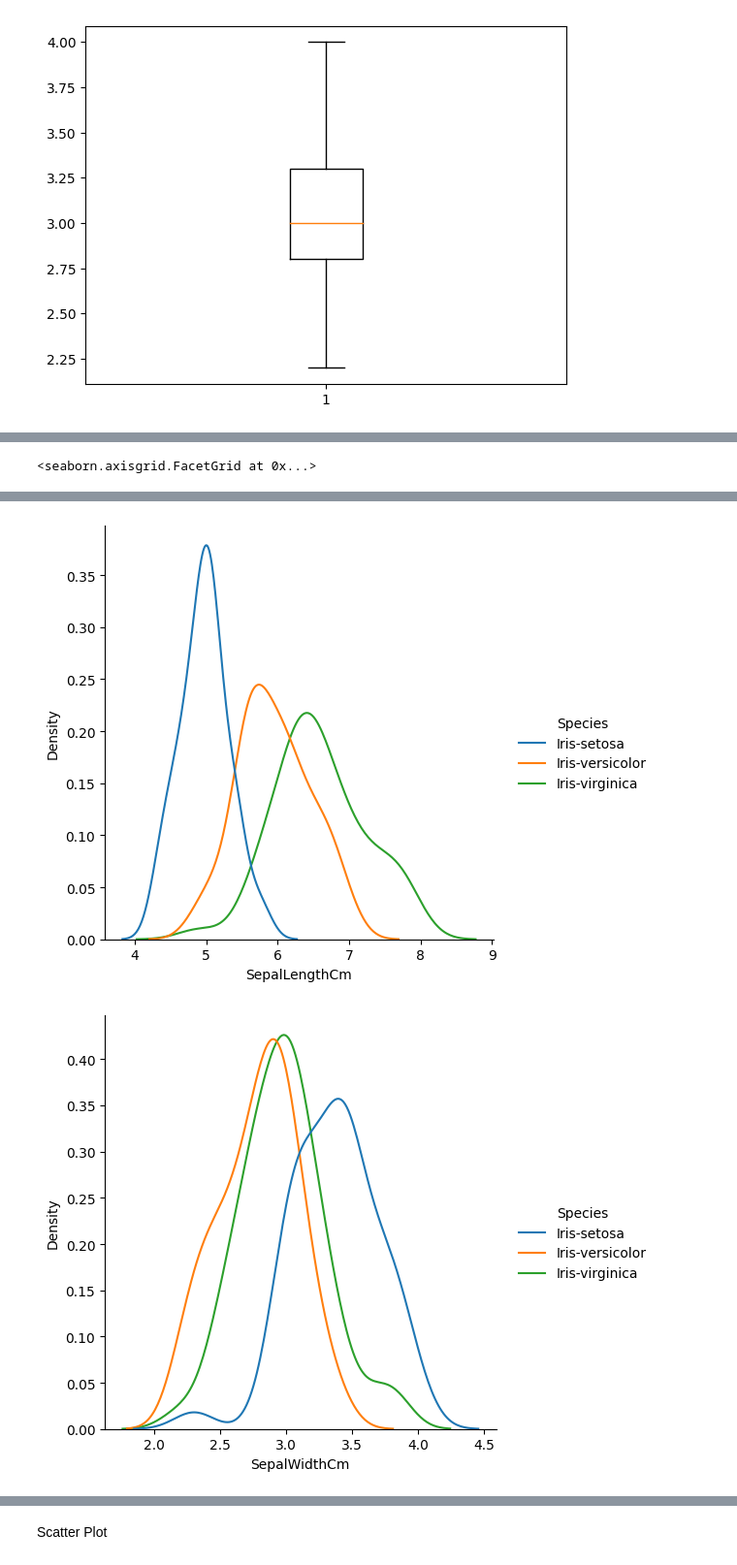
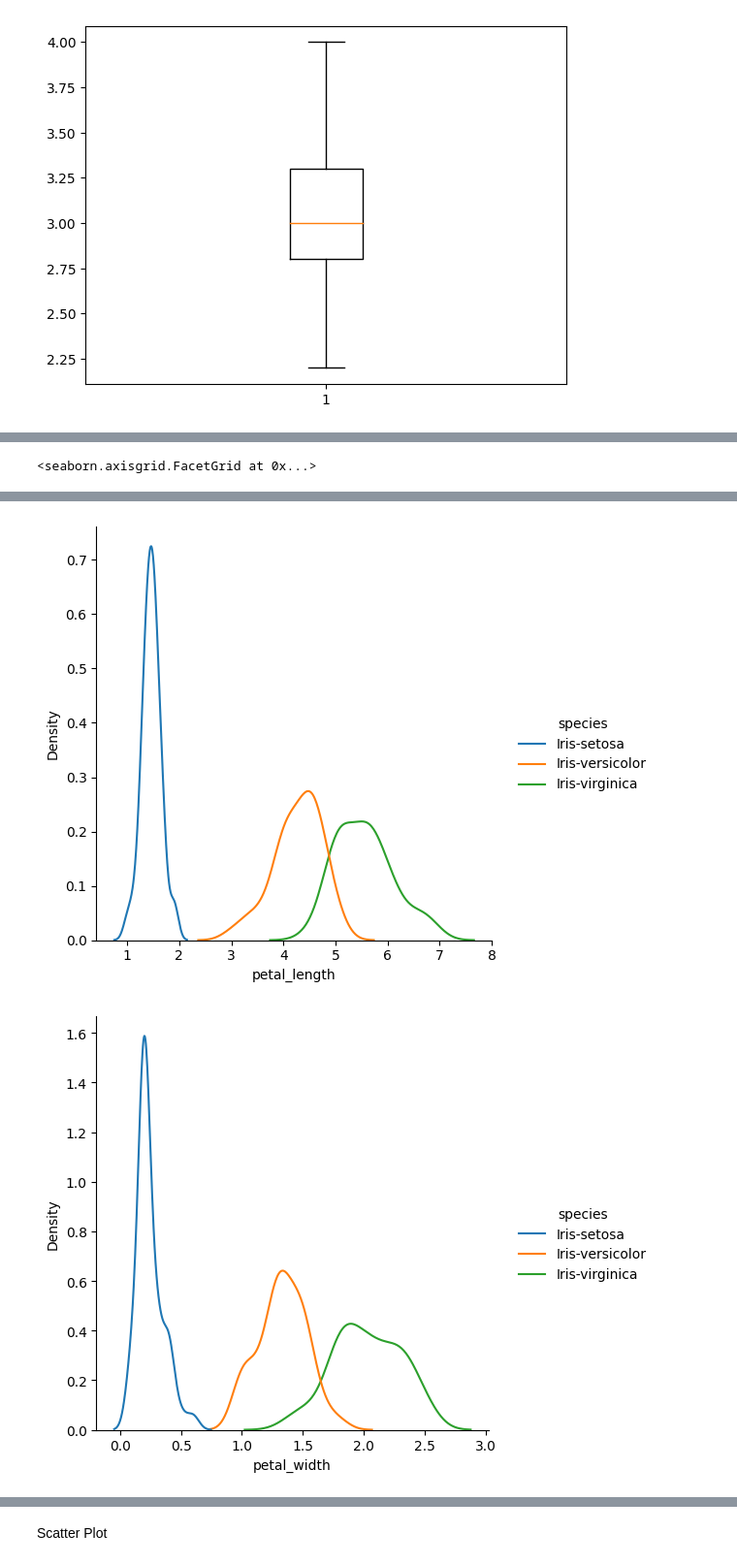
Before and after one commit to VirajBhagiya/Regression-Algorithms, a Jupyter notebook: Iris.ipynb, the cells around one changed output, grey strips where cells are left out. Shown at 97% size. Drawn from its saved outputs; the diff is of its cells as text; code cells hidden in the pictures.

```diff
--- a/Iris.ipynb
+++ b/Iris.ipynb
@@ -24,0 +34,10 @@ df.sample(10)
+# %%
+df.rename({
+    'SepalLengthCm': 'sepal_length',
+    'SepalWidthCm': 'sepal_width',
+    'PetalLengthCm': 'petal_length',
+    'PetalWidthCm': 'petal_width',
+    'Species': 'species'
+}, axis=1, inplace=True)
+
+df.sample(5)
@@ -119,12 +149,12 @@ plt.tight_layout()
 # %%
 # Deal with outliers
 
-Q1 = df.SepalWidthCm.quantile(0.25)
-Q3 = df.SepalWidthCm.quantile(0.75)
+Q1 = df.sepal_width.quantile(0.25)
+Q3 = df.sepal_width.quantile(0.75)
 IQR = Q3 - Q1
-df = df[(df.SepalWidthCm >= Q1 - 1.5*IQR) & (df.SepalWidthCm <= Q3 + 1.5*IQR)]
+df = df[(df.sepal_width >= Q1 - 1.5*IQR) & (df.sepal_width <= Q3 + 1.5*IQR)]
 
-plt.boxplot(df.SepalWidthCm)
+plt.boxplot(df.sepal_width)
 # %% [output]
 {'whiskers': [<matplotlib.lines.Line2D at 0x...>,
   <matplotlib.lines.Line2D at 0x...>],
@@ -143,7 +173,7 @@ sns.boxplot(x = 'Species', y = 'SepalLengthCm', data = df)
 # %%
-sns.displot(data=df, x="SepalLengthCm", hue="Species", kind="kde")
-sns.displot(data=df, x="SepalWidthCm", hue="Species", kind="kde")
-sns.displot(data=df, x="SepalLengthCm", hue="Species", kind="kde")
-sns.displot(data=df, x="SepalWidthCm", hue="Species", kind="kde")
+sns.displot(data=df, x="sepal_length", hue="species", kind="kde")
+sns.displot(data=df, x="sepal_width", hue="species", kind="kde")
+sns.displot(data=df, x="petal_length", hue="species", kind="kde")
+sns.displot(data=df, x="petal_width", hue="species", kind="kde")
 # %% [output]
 <seaborn.axisgrid.FacetGrid at 0x...>
@@ -152,5 +182,5 @@ sns.displot(data=df, x="SepalWidthCm", hue="Species", kind="kde")
-[figure, old version]
+[figure, new version]
-[figure, old version]
+[figure, new version]
 # %%
 sns.heatmap(df.corr(numeric_only=True), cmap='crest', annot=True)
 # %% [output]
```
Also changed, not shown: parts of 35 cells of this notebook.
